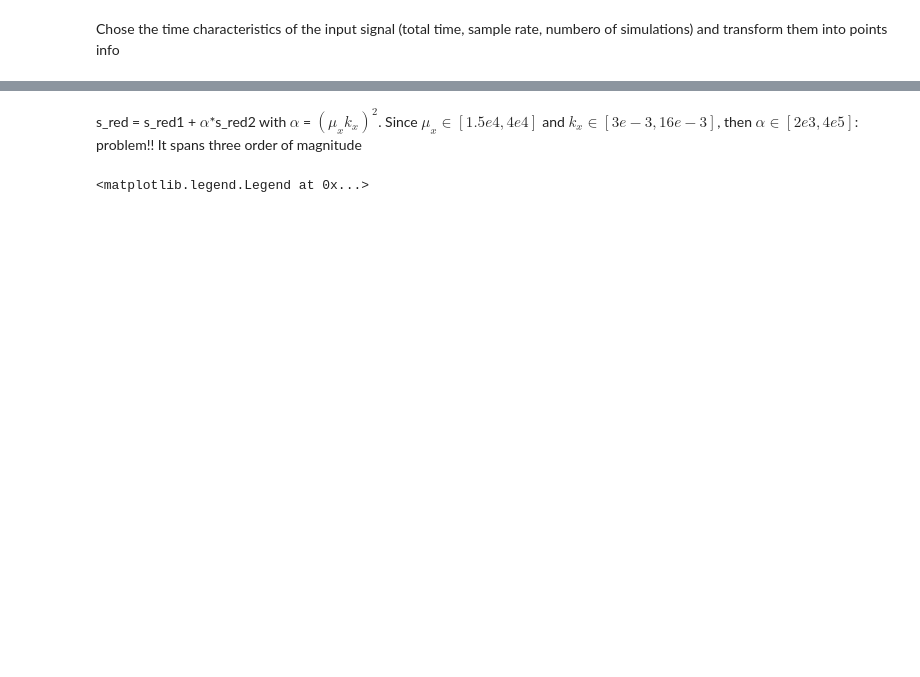
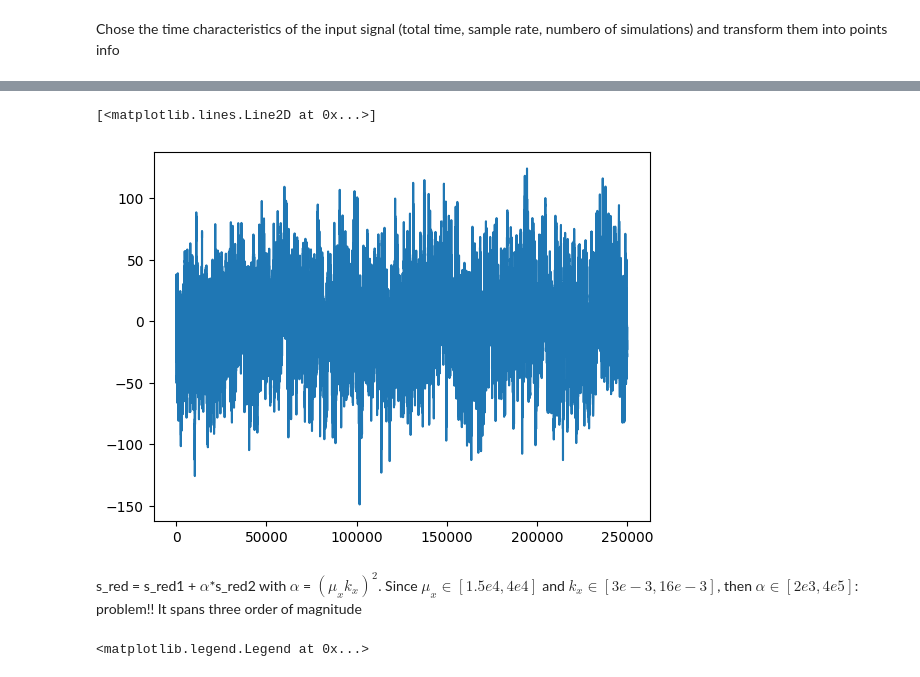
Before and after one commit to jacopocarotenuto/SBI_RedBloodCells, a Jupyter notebook: results.ipynb, the cells around one changed output, grey strips where cells are left out. Cells and saved outputs as stored; diff of their text form; code cells hidden in the pictures; blank space fills up the shorter version.

```diff
--- a/results.ipynb
+++ b/results.ipynb
@@ -106,3 +152,8 @@ torch.Size([200, 9]) torch.Size([200, 10499])
+# %%
+plt.plot(x_trace[0])
+# %% [output]
+[<matplotlib.lines.Line2D at 0x...>]
+[figure, added]
 # %%
 #del simulation
 # %% [markdown]
```
Also changed, not shown: parts of 21 cells of this notebook, 3 other files.
